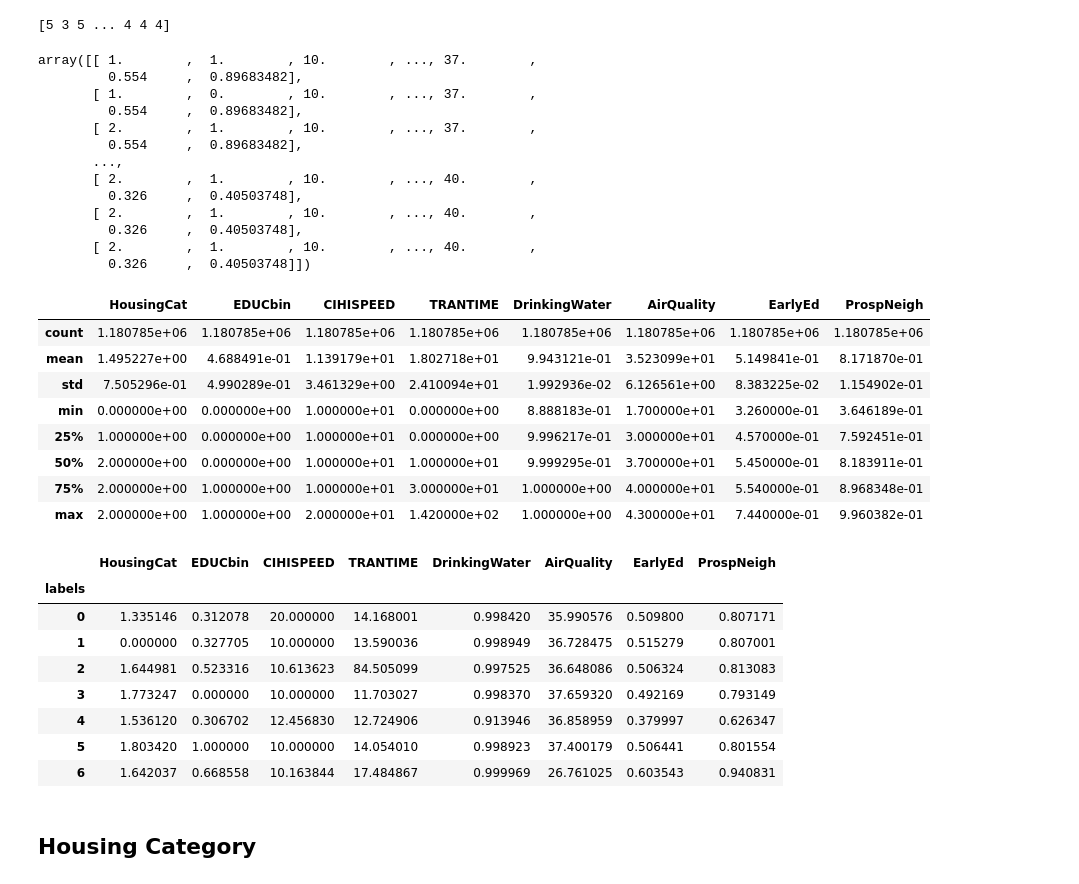
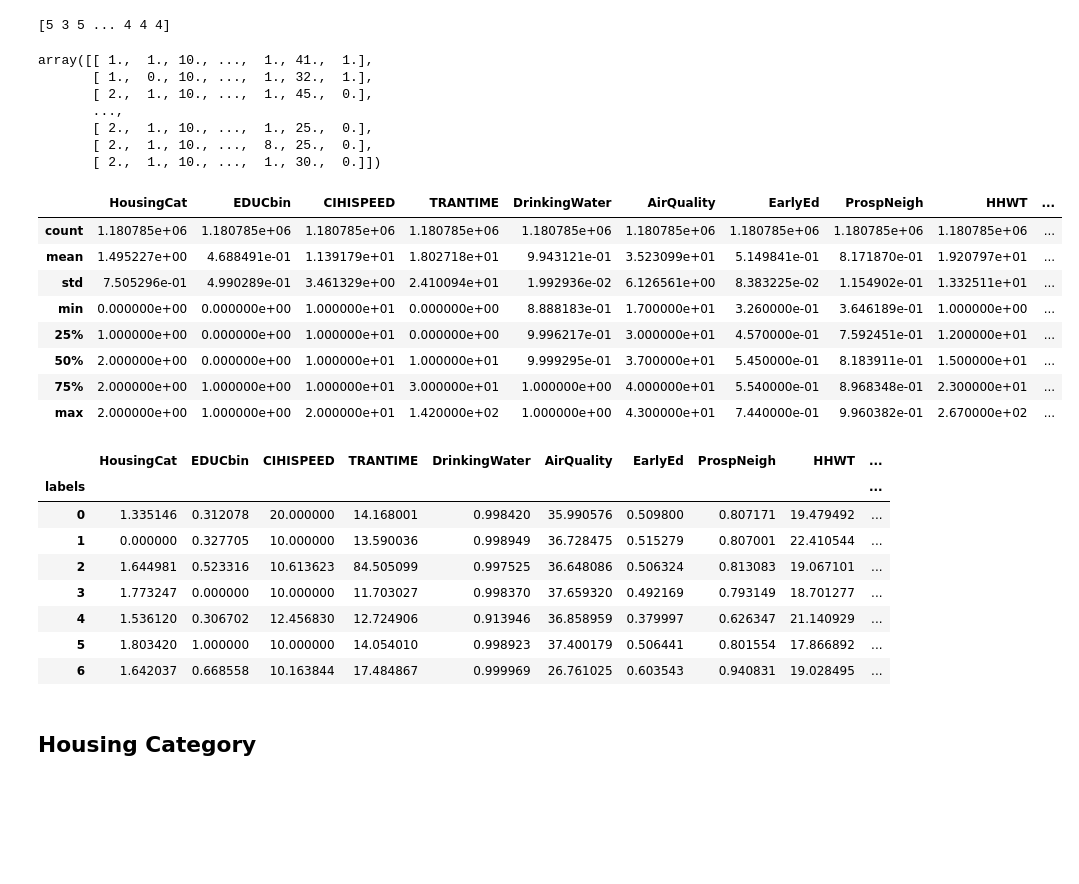
Before and after one commit to aren-kab/CDI-Capstone, a Jupyter notebook: 2019Clustering.ipynb, the cells around one changed output. Cells and saved outputs as stored; diff of their text form; code cells hidden in the pictures; blank space fills up the shorter version.

```diff
--- a/2019Clustering.ipynb
+++ b/2019Clustering.ipynb
@@ -199,5 +209,5 @@ print(joined2019_2.columns.get_loc("ProspNeigh"))
 # %%
-X = joined2019_2.iloc[:, [41,42,21,39,56,58,57,59]]
+X = joined2019_2.iloc[:, [41,42,21,39,56,58,57,59,5,19,26,25,28]]
 # %%
 X.describe()
 # %% [output]
@@ -217,6 +227,6 @@ scaler=StandardScaler()
 scalerNum = scaler.fit(X)
 Xstd = scalerNum.transform(X)
 # %%
-dfX = pd.DataFrame(Xstd, columns=['HousingCat','EDUCbin','CIHISPEED','TRANTIME','DrinkingWater','AirQuality','EarlyEd','ProspNeigh'])
+dfX = pd.DataFrame(Xstd, columns=['HousingCat','EDUCbin','CIHISPEED','TRANTIME','DrinkingWater','AirQuality','EarlyEd','ProspNeigh','HHWT','HHINCOME','RACE','AGE','HISPAN'])
 dfX.describe()
 # %% [output]
@@ -249,7 +275,7 @@ For n_clusters = 9 the average silhouette_score is: 0.24814573767516773
 ## Clustering
 # %%
 kmeans = KMeans(n_clusters = 7, init = 'k-means++', random_state = 42)
-kmeans.fit(dfX)
+kmeans.fit(dfX.iloc[:,0:8])
 print(kmeans.labels_)
 # %% [output]
 [5 3 5 ... 4 4 4]
@@ -257,46 +283,40 @@ print(kmeans.labels_)
 Xfin = scaler.inverse_transform(dfX)
 Xfin
 # %% [output]
-array([[ 1.        ,  1.        , 10.        , ..., 37.        ,
-         0.554     ,  0.89683482],
-       [ 1.        ,  0.        , 10.        , ..., 37.        ,
-         0.554     ,  0.89683482],
-       [ 2.        ,  1.        , 10.        , ..., 37.        ,
-         0.554     ,  0.89683482],
+array([[ 1.,  1., 10., ...,  1., 41.,  1.],
+       [ 1.,  0., 10., ...,  1., 32.,  1.],
+       [ 2.,  1., 10., ...,  1., 45.,  0.],
        ...,
-       [ 2.        ,  1.        , 10.        , ..., 40.        ,
-         0.326     ,  0.40503748],
-       [ 2.        ,  1.        , 10.        , ..., 40.        ,
-         0.326     ,  0.40503748],
-       [ 2.        ,  1.        , 10.        , ..., 40.        ,
-         0.326     ,  0.40503748]])
+       [ 2.,  1., 10., ...,  1., 25.,  0.],
+       [ 2.,  1., 10., ...,  8., 25.,  0.],
+       [ 2.,  1., 10., ...,  1., 30.,  0.]])
 # %%
-dfXfin = pd.DataFrame(Xfin, columns=['HousingCat','EDUCbin','CIHISPEED','TRANTIME','DrinkingWater','AirQuality','EarlyEd','ProspNeigh'])
+dfXfin = pd.DataFrame(Xfin, columns=['HousingCat','EDUCbin','CIHISPEED','TRANTIME','DrinkingWater','AirQuality','EarlyEd','ProspNeigh','HHWT','HHINCOME','RACE','AGE','HISPAN'])
 dfXfin.describe()
 # %% [output]
-|  | HousingCat | EDUCbin | CIHISPEED | TRANTIME | DrinkingWater | AirQuality | EarlyEd | ProspNeigh |
-| count | 1.180785e+06 | 1.180785e+06 | 1.180785e+06 | 1.180785e+06 | 1.180785e+06 | 1.180785e+06 | 1.180785e+06 | 1.180785e+06 |
-| mean | 1.495227e+00 | 4.688491e-01 | 1.139179e+01 | 1.802718e+01 | 9.943121e-01 | 3.523099e+01 | 5.149841e-01 | 8.171870e-01 |
-| std | 7.505296e-01 | 4.990289e-01 | 3.461329e+00 | 2.410094e+01 | 1.992936e-02 | 6.126561e+00 | 8.383225e-02 | 1.154902e-01 |
-| min | 0.000000e+00 | 0.000000e+00 | 1.000000e+01 | 0.000000e+00 | 8.888183e-01 | 1.700000e+01 | 3.260000e-01 | 3.646189e-01 |
-| 25% | 1.000000e+00 | 0.000000e+00 | 1.000000e+01 | 0.000000e+00 | 9.996217e-01 | 3.000000e+01 | 4.570000e-01 | 7.592451e-01 |
-| 50% | 2.000000e+00 | 0.000000e+00 | 1.000000e+01 | 1.000000e+01 | 9.999295e-01 | 3.700000e+01 | 5.450000e-01 | 8.183911e-01 |
-| 75% | 2.000000e+00 | 1.000000e+00 | 1.000000e+01 | 3.000000e+01 | 1.000000e+00 | 4.000000e+01 | 5.540000e-01 | 8.968348e-01 |
-| max | 2.000000e+00 | 1.000000e+00 | 2.000000e+01 | 1.420000e+02 | 1.000000e+00 | 4.300000e+01 | 7.440000e-01 | 9.960382e-01 |
+|  | HousingCat | EDUCbin | CIHISPEED | TRANTIME | DrinkingWater | AirQuality | EarlyEd | ProspNeigh | HHWT | ... |
+| count | 1.180785e+06 | 1.180785e+06 | 1.180785e+06 | 1.180785e+06 | 1.180785e+06 | 1.180785e+06 | 1.180785e+06 | 1.180785e+06 | 1.180785e+06 | ... |
+| mean | 1.495227e+00 | 4.688491e-01 | 1.139179e+01 | 1.802718e+01 | 9.943121e-01 | 3.523099e+01 | 5.149841e-01 | 8.171870e-01 | 1.920797e+01 | ... |
+| std | 7.505296e-01 | 4.990289e-01 | 3.461329e+00 | 2.410094e+01 | 1.992936e-02 | 6.126561e+00 | 8.383225e-02 | 1.154902e-01 | 1.332511e+01 | ... |
+| min | 0.000000e+00 | 0.000000e+00 | 1.000000e+01 | 0.000000e+00 | 8.888183e-01 | 1.700000e+01 | 3.260000e-01 | 3.646189e-01 | 1.000000e+00 | ... |
+| 25% | 1.000000e+00 | 0.000000e+00 | 1.000000e+01 | 0.000000e+00 | 9.996217e-01 | 3.000000e+01 | 4.570000e-01 | 7.592451e-01 | 1.200000e+01 | ... |
+| 50% | 2.000000e+00 | 0.000000e+00 | 1.000000e+01 | 1.000000e+01 | 9.999295e-01 | 3.700000e+01 | 5.450000e-01 | 8.183911e-01 | 1.500000e+01 | ... |
+| 75% | 2.000000e+00 | 1.000000e+00 | 1.000000e+01 | 3.000000e+01 | 1.000000e+00 | 4.000000e+01 | 5.540000e-01 | 8.968348e-01 | 2.300000e+01 | ... |
+| max | 2.000000e+00 | 1.000000e+00 | 2.000000e+01 | 1.420000e+02 | 1.000000e+00 | 4.300000e+01 | 7.440000e-01 | 9.960382e-01 | 2.670000e+02 | ... |
 # %%
 dfXfin['labels'] = kmeans.labels_
 cluster_sum = dfXfin.groupby(by = 'labels').mean()
 cluster_sum.head(7)
 # %% [output]
-|  | HousingCat | EDUCbin | CIHISPEED | TRANTIME | DrinkingWater | AirQuality | EarlyEd | ProspNeigh |
-| labels |  |  |  |  |  |  |  |  |
-| 0 | 1.335146 | 0.312078 | 20.000000 | 14.168001 | 0.998420 | 35.990576 | 0.509800 | 0.807171 |
-| 1 | 0.000000 | 0.327705 | 10.000000 | 13.590036 | 0.998949 | 36.728475 | 0.515279 | 0.807001 |
-| 2 | 1.644981 | 0.523316 | 10.613623 | 84.505099 | 0.997525 | 36.648086 | 0.506324 | 0.813083 |
-| 3 | 1.773247 | 0.000000 | 10.000000 | 11.703027 | 0.998370 | 37.659320 | 0.492169 | 0.793149 |
-| 4 | 1.536120 | 0.306702 | 12.456830 | 12.724906 | 0.913946 | 36.858959 | 0.379997 | 0.626347 |
-| 5 | 1.803420 | 1.000000 | 10.000000 | 14.054010 | 0.998923 | 37.400179 | 0.506441 | 0.801554 |
-| 6 | 1.642037 | 0.668558 | 10.163844 | 17.484867 | 0.999969 | 26.761025 | 0.603543 | 0.940831 |
+|  | HousingCat | EDUCbin | CIHISPEED | TRANTIME | DrinkingWater | AirQuality | EarlyEd | ProspNeigh | HHWT | ... |
+| labels |  |  |  |  |  |  |  |  |  | ... |
+| 0 | 1.335146 | 0.312078 | 20.000000 | 14.168001 | 0.998420 | 35.990576 | 0.509800 | 0.807171 | 19.479492 | ... |
+| 1 | 0.000000 | 0.327705 | 10.000000 | 13.590036 | 0.998949 | 36.728475 | 0.515279 | 0.807001 | 22.410544 | ... |
+| 2 | 1.644981 | 0.523316 | 10.613623 | 84.505099 | 0.997525 | 36.648086 | 0.506324 | 0.813083 | 19.067101 | ... |
+| 3 | 1.773247 | 0.000000 | 10.000000 | 11.703027 | 0.998370 | 37.659320 | 0.492169 | 0.793149 | 18.701277 | ... |
+| 4 | 1.536120 | 0.306702 | 12.456830 | 12.724906 | 0.913946 | 36.858959 | 0.379997 | 0.626347 | 21.140929 | ... |
+| 5 | 1.803420 | 1.000000 | 10.000000 | 14.054010 | 0.998923 | 37.400179 | 0.506441 | 0.801554 | 17.866892 | ... |
+| 6 | 1.642037 | 0.668558 | 10.163844 | 17.484867 | 0.999969 | 26.761025 | 0.603543 | 0.940831 | 19.028495 | ... |
 # %%
 clust0 = dfXfin[dfXfin['labels']==0]
 clust1 = dfXfin[dfXfin['labels']==1]
```
Also changed, not shown: parts of 14 cells of this notebook.
